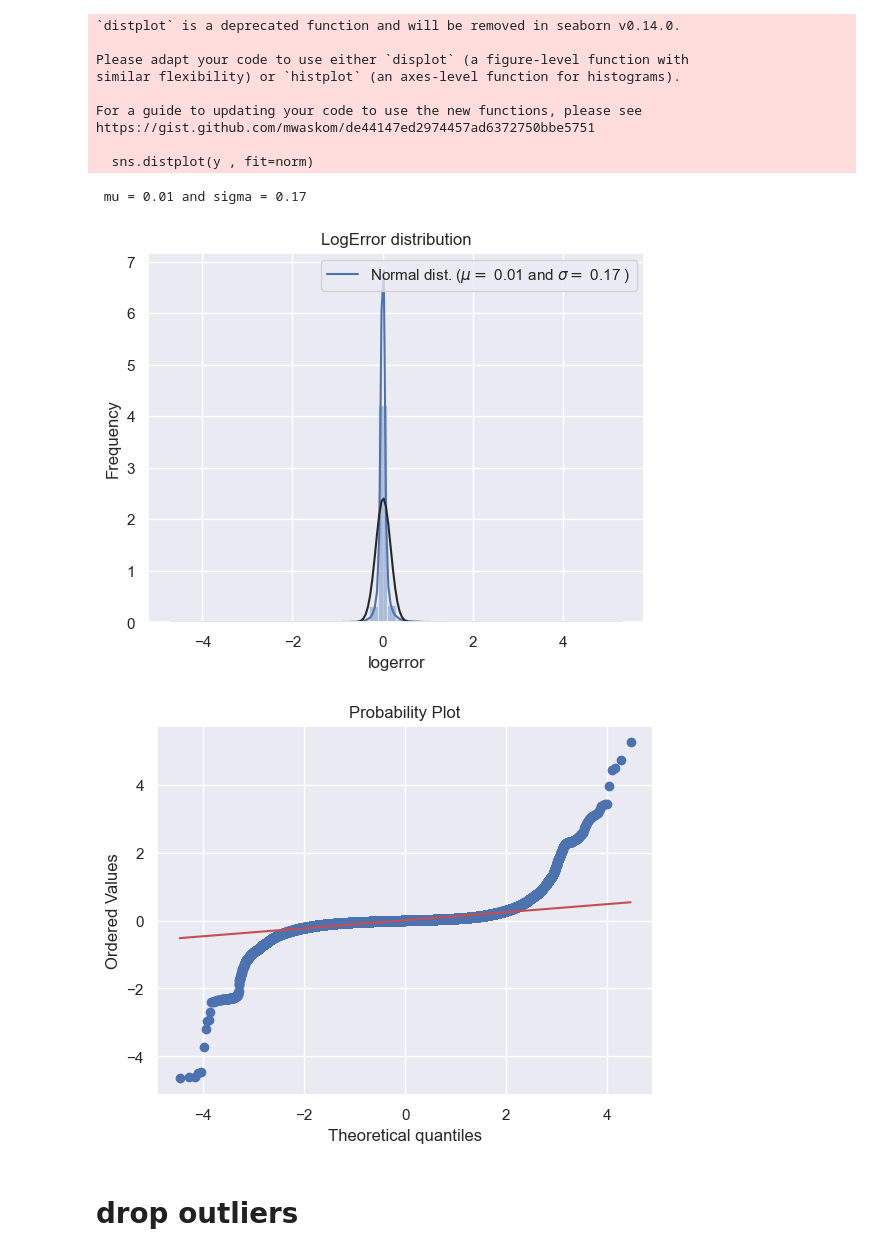
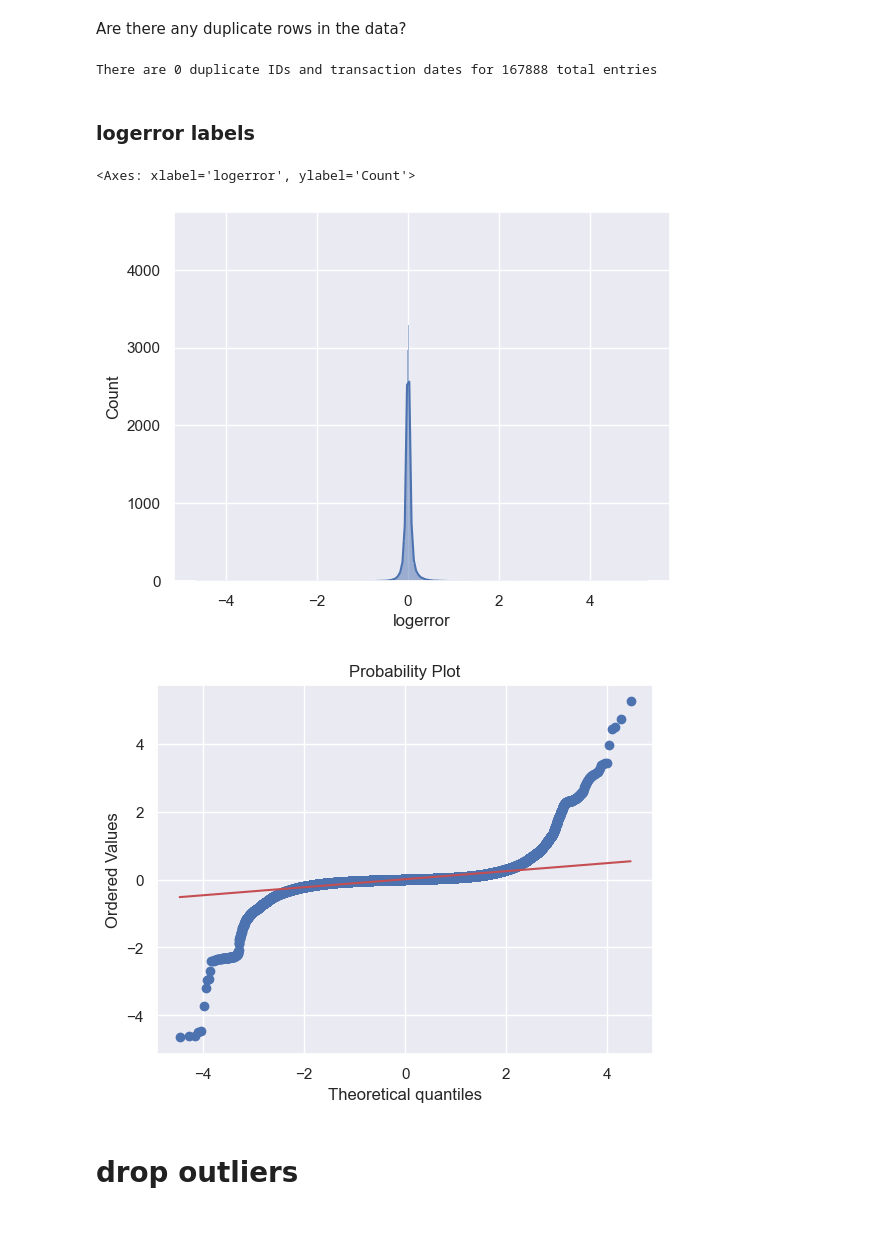
Before and after one commit to AmirMoazzami/207_final_project, a Jupyter notebook: Zillow/explore_002.ipynb, the cells around one changed output. Cells and saved outputs as stored; diff of their text form; code cells hidden in the pictures; blank space fills up the shorter version.

Commit message:
explore_003.ipynb for most up to date
preprocessing and a utilities.py script for useful methods

```diff
--- a/Zillow/explore_002.ipynb
+++ b/Zillow/explore_002.ipynb
@@ -34,3 +43,4 @@ from utilities import *
 # %%
 ZD = ZillowData()
-properties, housing = ZD.get_data()
+data_with_logerr = ZD.get_data()
+data_with_logerr.info()
@@ -103,7 +64,0 @@ def drop_duplicates(housing):
-# %%
-# Check for and drop duplicates
-check_duplicates(housing)
-housing = drop_duplicates(housing)
-
-# Validate
-check_duplicates(housing)
@@ -121,33 +65,26 @@ plt.show()
-# %%
-sns.distplot(y , fit=norm)
-
-# Get the fitted parameters used by the function
-(mu, sigma) = norm.fit(y)
-print( '\n mu = {:.2f} and sigma = {:.2f}\n'.format(mu, sigma))
-
-#Now plot the distribution
-plt.legend(['Normal dist. ($\mu=$ {:.2f} and $\sigma=$ {:.2f} )'.format(mu, sigma)],
-            loc='best')
-plt.ylabel('Frequency')
-plt.title('LogError distribution')
-
-#Get also the QQ-plot
-fig = plt.figure()
-res = stats.probplot(y, plot=plt)
-plt.show()
-# %% [output]
-`distplot` is a deprecated function and will be removed in seaborn v0.14.0.
-
-Please adapt your code to use either `displot` (a figure-level function with
-similar flexibility) or `histplot` (an axes-level function for histograms).
-
-For a guide to updating your code to use the new functions, please see
-https://gist.github.com/mwaskom/de44147ed2974457ad6372750bbe5751
-
-  sns.distplot(y , fit=norm)
- mu = 0.01 and sigma = 0.17
-[figure, removed]
-[figure, removed]
+# %% [markdown]
+Are there any duplicate rows in the data?
+# %%
+idsUnique = len(housing[['parcelid', 'transactiondate']].value_counts())
+idsTotal = housing.shape[0]
+idsDupli = idsTotal - idsUnique
+print(f"There are {housing.shape[0] - idsUnique} duplicate IDs and transaction dates for {housing.shape[0]} total entries")
+# %% [output]
+There are 0 duplicate IDs and transaction dates for 167888 total entries
+# %% [markdown]
+### logerror labels
+# %%
+sns.histplot(data=housing.logerror, kde=True)
+# %% [output]
+<Axes: xlabel='logerror', ylabel='Count'>
+[figure, added]
+# %%
+#QQ-plot
+fig = plt.figure()
+res = stats.probplot(housing.logerror, plot=plt)
+plt.show()
+# %% [output]
+[figure, added]
 # %% [markdown]
 # drop outliers
 # %%
```
Also changed, not shown: parts of 23 cells of this notebook, 3 other files.
